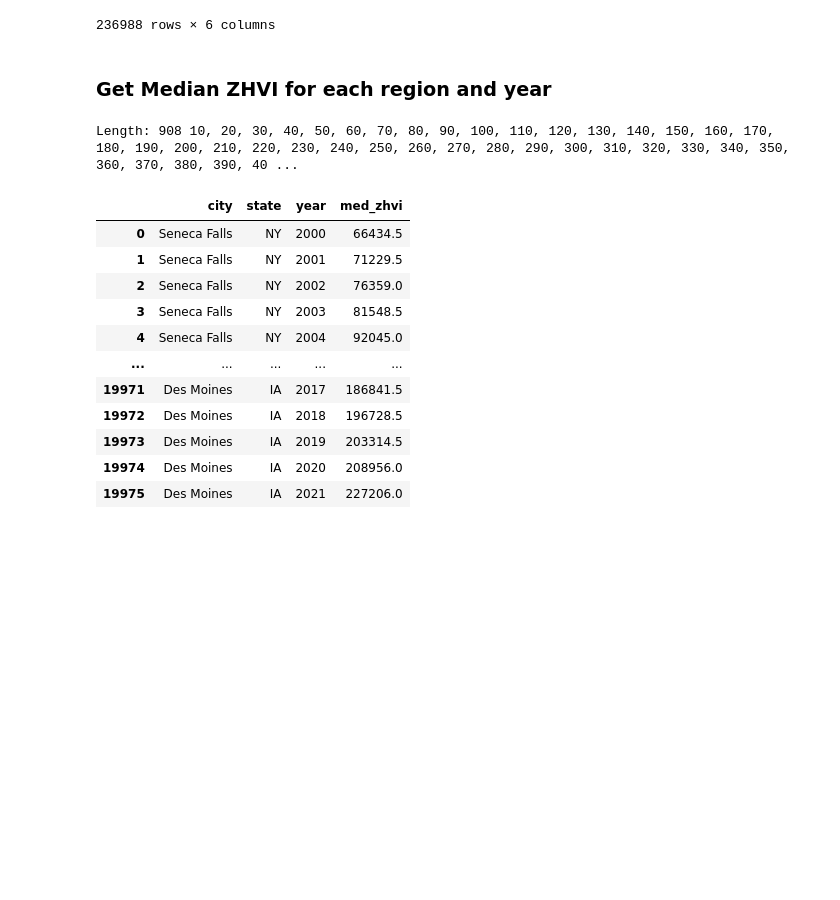
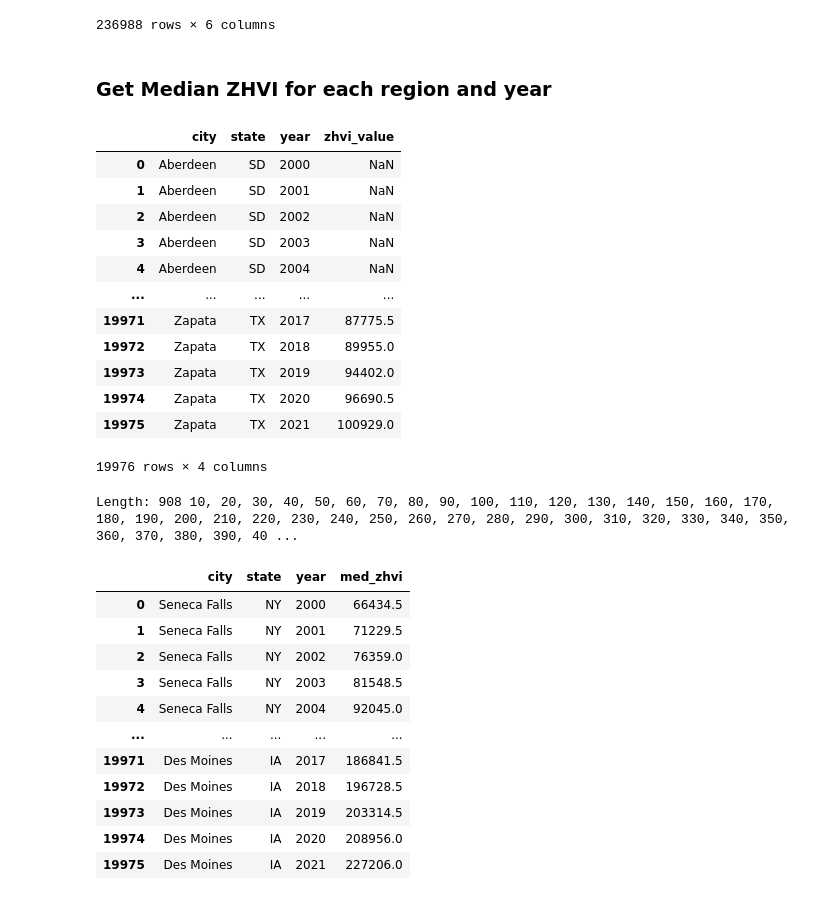
Before and after one commit to swhetzel/bayes_real_estate_modeling, a Jupyter notebook: join_pop_to_housing.ipynb, the cells around one changed output. Cells and saved outputs as stored; diff of their text form; code cells hidden in the pictures; blank space fills up the shorter version.

```diff
--- a/join_pop_to_housing.ipynb
+++ b/join_pop_to_housing.ipynb
@@ -191,4 +191,21 @@ df_zhvi_melt
 236988 rows × 6 columns
 # %% [markdown]
 ### Get Median ZHVI for each region and year
+# %%
+df_zhvi_meds = df_zhvi_melt.groupby(['city','state','year']).median().reset_index()
+df_zhvi_meds
+# %% [output]
+|  | city | state | year | zhvi_value |
+| 0 | Aberdeen | SD | 2000 | NaN |
+| 1 | Aberdeen | SD | 2001 | NaN |
+| 2 | Aberdeen | SD | 2002 | NaN |
+| 3 | Aberdeen | SD | 2003 | NaN |
+| 4 | Aberdeen | SD | 2004 | NaN |
+| ... | ... | ... | ... | ... |
+| 19971 | Zapata | TX | 2017 | 87775.5 |
+| 19972 | Zapata | TX | 2018 | 89955.0 |
+| 19973 | Zapata | TX | 2019 | 94402.0 |
+| 19974 | Zapata | TX | 2020 | 96690.5 |
+| 19975 | Zapata | TX | 2021 | 100929.0 |
+19976 rows × 4 columns
 # %%
```
Also changed, not shown: parts of 5 cells of this notebook.
